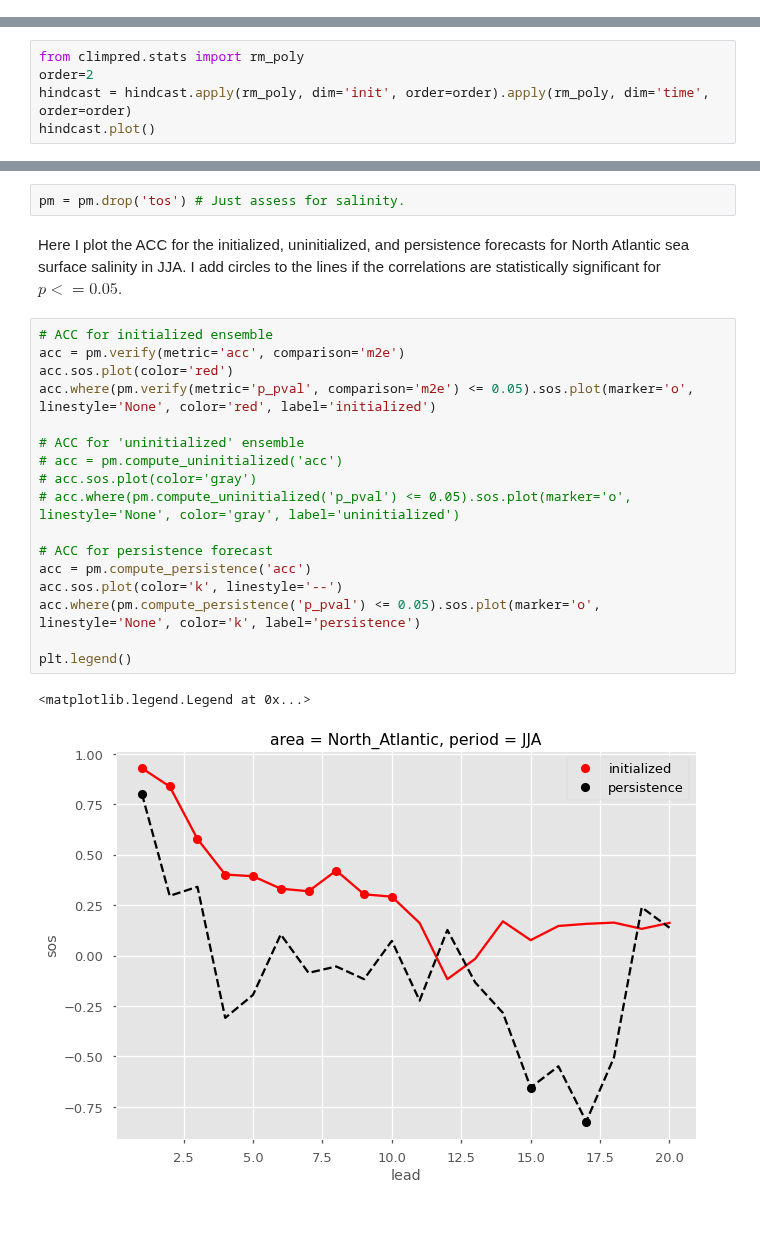
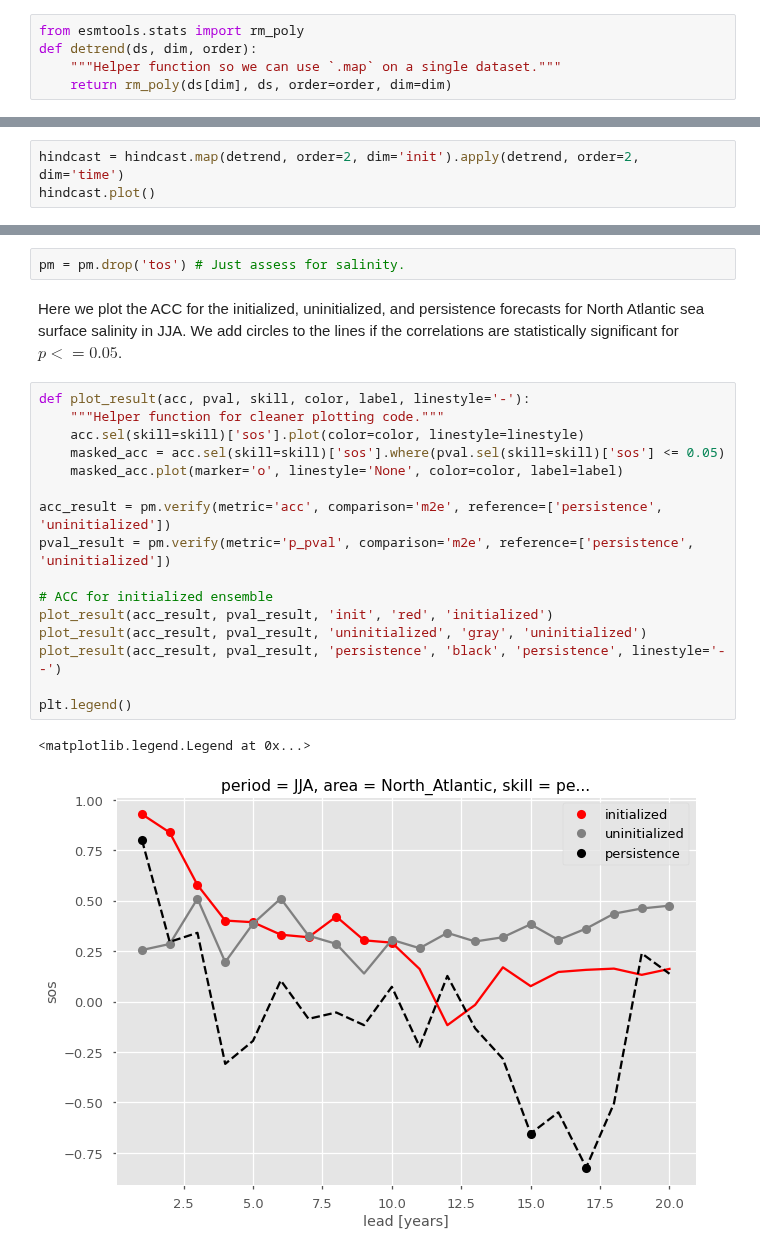
Before and after one commit to pangeo-data/climpred, a Jupyter notebook: docs/source/prediction-ensemble-object.ipynb, the cells around one changed output, grey strips where cells are left out. Saved outputs shown, nothing was run; the diff lists cells and outputs as text; blank space fills up the shorter version.

```diff
--- a/docs/source/prediction-ensemble-object.ipynb
+++ b/docs/source/prediction-ensemble-object.ipynb
@@ -135,0 +138,5 @@ We still have a trend in all of our products, so we could also detrend them as w
+# %%
+from esmtools.stats import rm_poly
+def detrend(ds, dim, order):
+    """Helper function so we can use `.map` on a single dataset."""
+    return rm_poly(ds[dim], ds, order=order, dim=dim)
@@ -136,7 +145,5 @@ We still have a trend in all of our products, so we could also detrend them as w
 # %%
-from climpred.stats import rm_poly
-order=2
-hindcast = hindcast.apply(rm_poly, dim='init', order=order).apply(rm_poly, dim='time', order=order)
+hindcast = hindcast.map(detrend, order=2, dim='init').apply(detrend, order=2, dim='time')
 hindcast.plot()
 # %% [output]
 <matplotlib.axes._subplots.AxesSubplot at 0x...>
@@ -284,24 +291,23 @@ climpred.PerfectModelEnsemble
 # %%
 pm = pm.drop('tos') # Just assess for salinity.
 # %% [markdown]
-Here I plot the ACC for the initialized, uninitialized, and persistence forecasts for North Atlantic sea surface salinity in JJA. I add circles to the lines if the correlations are statistically significant for $p <= 0.05$.
+Here we plot the ACC for the initialized, uninitialized, and persistence forecasts for North Atlantic sea surface salinity in JJA. We add circles to the lines if the correlations are statistically significant for $p <= 0.05$.
-# %%
-# ACC for initialized ensemble
-acc = pm.verify(metric='acc', comparison='m2e')
-acc.sos.plot(color='red')
-acc.where(pm.verify(metric='p_pval', comparison='m2e') <= 0.05).sos.plot(marker='o', linestyle='None', color='red', label='initialized')
-
-# ACC for 'uninitialized' ensemble
-# acc = pm.compute_uninitialized('acc')
-# acc.sos.plot(color='gray')
-# acc.where(pm.compute_uninitialized('p_pval') <= 0.05).sos.plot(marker='o', linestyle='None', color='gray', label='uninitialized')
-
-# ACC for persistence forecast
-acc = pm.compute_persistence('acc')
-acc.sos.plot(color='k', linestyle='--')
-acc.where(pm.compute_persistence('p_pval') <= 0.05).sos.plot(marker='o', linestyle='None', color='k', label='persistence')
-
-plt.legend()
-# %% [output]
-<matplotlib.legend.Legend at 0x...>
-[figure, removed]
+# %%
+def plot_result(acc, pval, skill, color, label, linestyle='-'):
+    """Helper function for cleaner plotting code."""
+    acc.sel(skill=skill)['sos'].plot(color=color, linestyle=linestyle)
+    masked_acc = acc.sel(skill=skill)['sos'].where(pval.sel(skill=skill)['sos'] <= 0.05)
+    masked_acc.plot(marker='o', linestyle='None', color=color, label=label)
+
+acc_result = pm.verify(metric='acc', comparison='m2e', reference=['persistence', 'uninitialized'])
+pval_result = pm.verify(metric='p_pval', comparison='m2e', reference=['persistence', 'uninitialized'])
+
+# ACC for initialized ensemble
+plot_result(acc_result, pval_result, 'init', 'red', 'initialized')
+plot_result(acc_result, pval_result, 'uninitialized', 'gray', 'uninitialized')
+plot_result(acc_result, pval_result, 'persistence', 'black', 'persistence', linestyle='--')
+
+plt.legend()
+# %% [output]
+<matplotlib.legend.Legend at 0x...>
+[figure, added]
```
Also changed, not shown: parts of 4 cells of this notebook, 20 other files.
